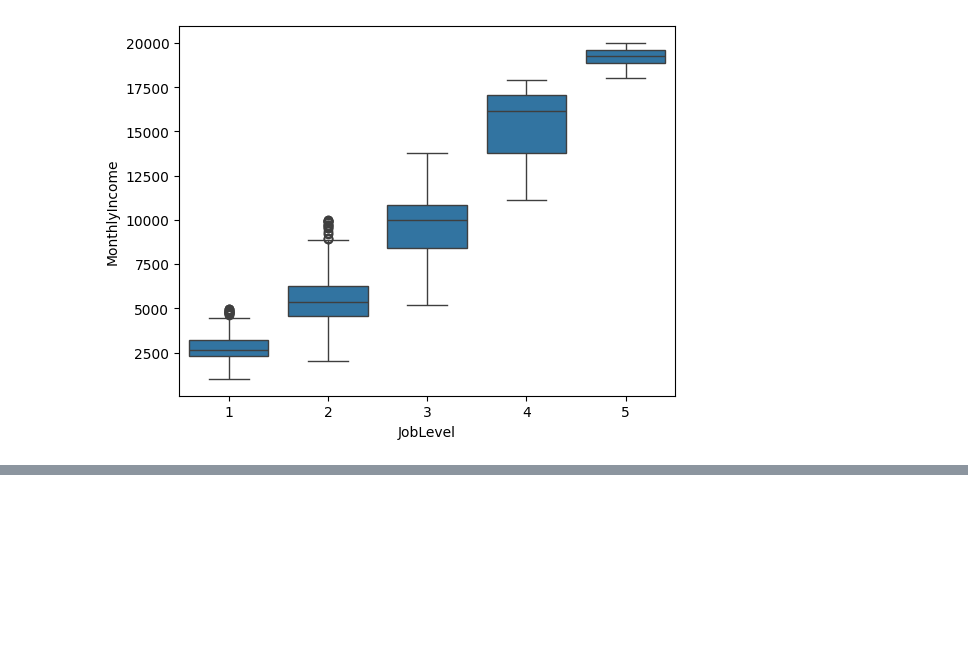
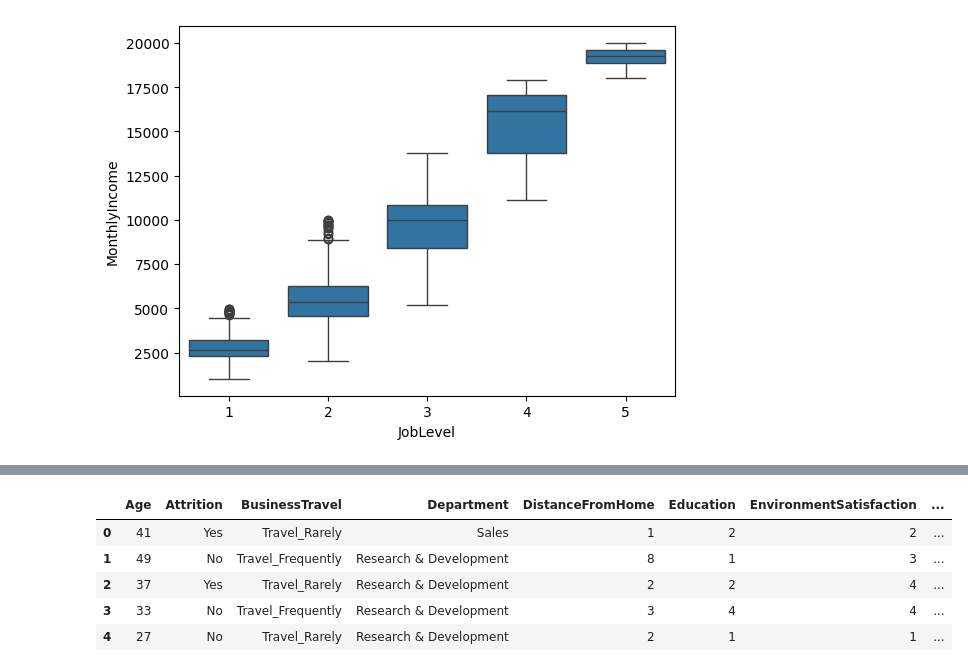
Before and after one commit to greenmna/Data_Science_Portfolio, a Jupyter notebook: Data_Preprocessing/Data-Preprocessing_IBM-Employee-Churn-Dataset.ipynb, the cells around one changed output, grey strips where cells are left out. Drawn from its saved outputs; the diff is of its cells as text; code cells hidden in the pictures; blank space fills up the shorter version.

```diff
--- a/Data_Preprocessing/Data-Preprocessing_IBM-Employee-Churn-Dataset.ipynb
+++ b/Data_Preprocessing/Data-Preprocessing_IBM-Employee-Churn-Dataset.ipynb
@@ -300,0 +332,12 @@ sns.boxplot(data=raw_data, x='JobLevel', y='MonthlyIncome')
+# %%
+pruned_dataset = raw_data.drop(labels=['DailyRate', 'EmployeeNumber', 'EmployeeCount', 'EducationField',
+                                       'Over18', 'StandardHours', 'TrainingTimesLastYear', 'OverTime'],
+                                axis=1)
+pruned_dataset.head()
+# %% [output]
+|  | Age | Attrition | BusinessTravel | Department | DistanceFromHome | Education | EnvironmentSatisfaction | ... |
+| 0 | 41 | Yes | Travel_Rarely | Sales | 1 | 2 | 2 | ... |
+| 1 | 49 | No | Travel_Frequently | Research & Development | 8 | 1 | 3 | ... |
+| 2 | 37 | Yes | Travel_Rarely | Research & Development | 2 | 2 | 4 | ... |
+| 3 | 33 | No | Travel_Frequently | Research & Development | 3 | 4 | 4 | ... |
+| 4 | 27 | No | Travel_Rarely | Research & Development | 2 | 1 | 1 | ... |
```
Also changed, not shown: parts of 5 cells of this notebook.
